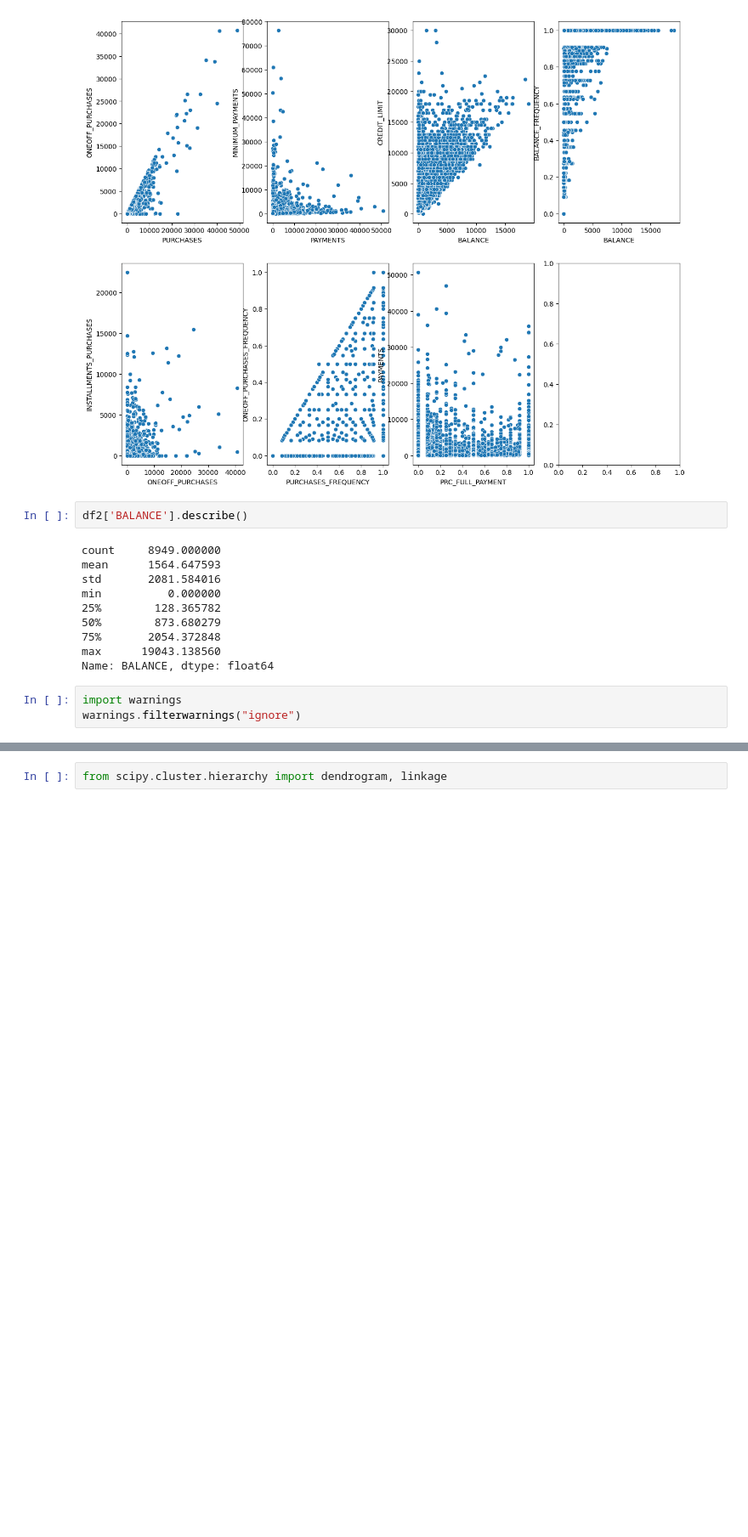
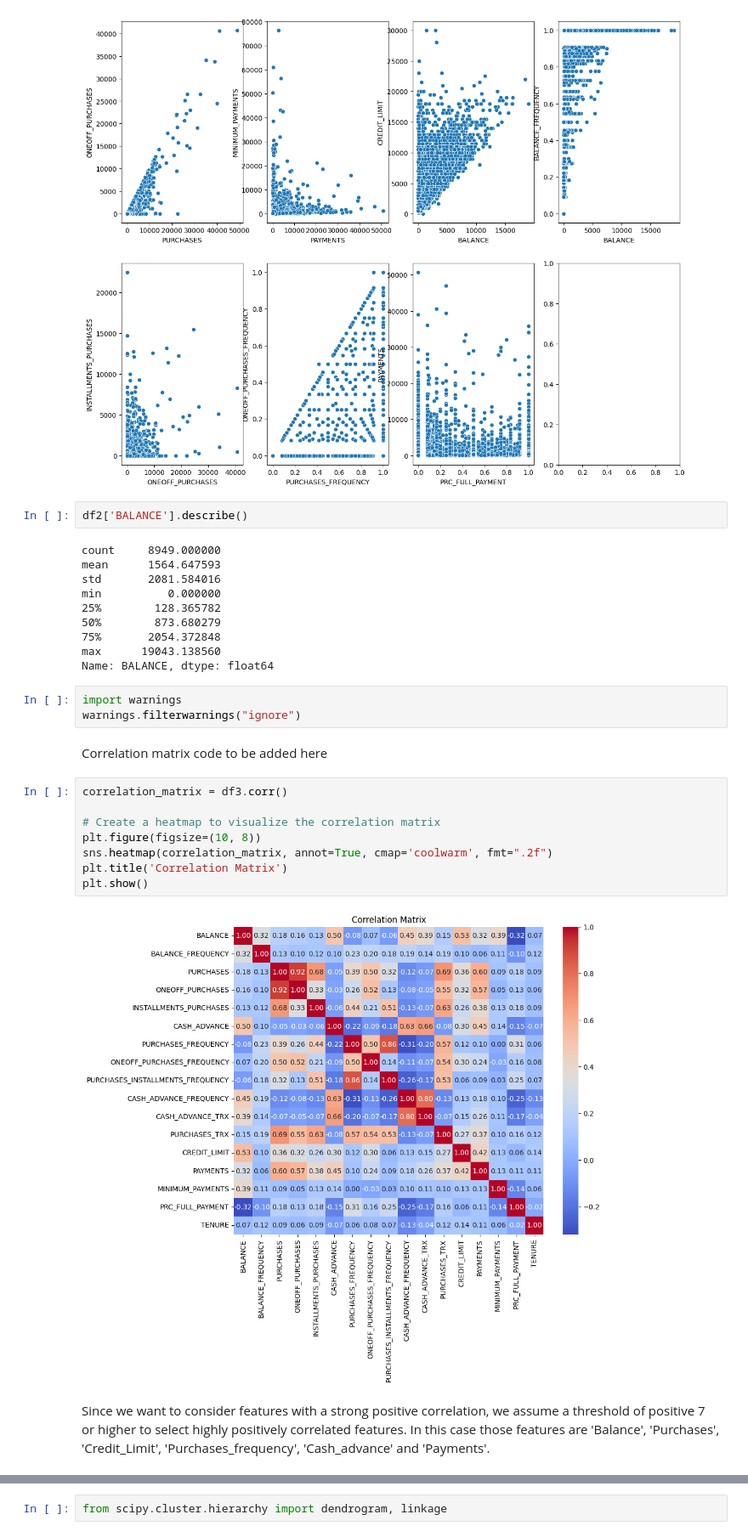
Before and after one commit to mahinbindra/schulich_data_science, a Jupyter notebook: Semester 2 Data Science/Assignments/assignment_2_clustering.ipynb, the cells around one changed output, grey strips where cells are left out. Shown at 85% size. Drawn from its saved outputs; the diff is of its cells as text; blank space fills up the shorter version.

```diff
--- a/Semester 2 Data Science/Assignments/assignment_2_clustering.ipynb
+++ b/Semester 2 Data Science/Assignments/assignment_2_clustering.ipynb
@@ -398,3 +398,17 @@ Name: BALANCE, dtype: float64
 # %%
 import warnings
 warnings.filterwarnings("ignore")
+# %% [markdown]
+Correlation matrix code to be added here
+# %%
+correlation_matrix = df3.corr()
+
+# Create a heatmap to visualize the correlation matrix
+plt.figure(figsize=(10, 8))
+sns.heatmap(correlation_matrix, annot=True, cmap='coolwarm', fmt=".2f")
+plt.title('Correlation Matrix')
+plt.show()
+# %% [output]
+[figure, added]
+# %% [markdown]
+Since we want to consider features with a strong positive correlation, we assume a threshold of positive 7 or higher to select highly positively correlated features. In this case those features are 'Balance', 'Purchases', 'Credit_Limit', 'Purchases_frequency', 'Cash_advance' and 'Payments'.
```
Also changed, not shown: parts of 20 cells of this notebook, 1 other file.
